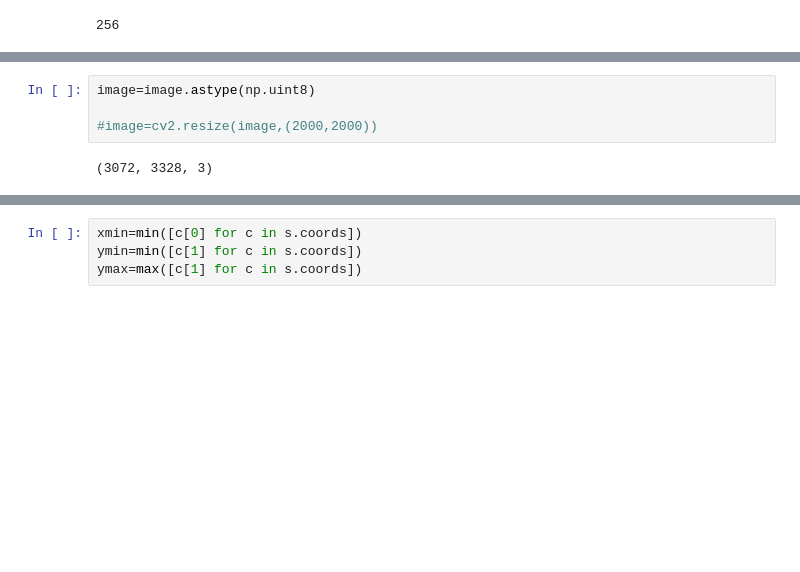
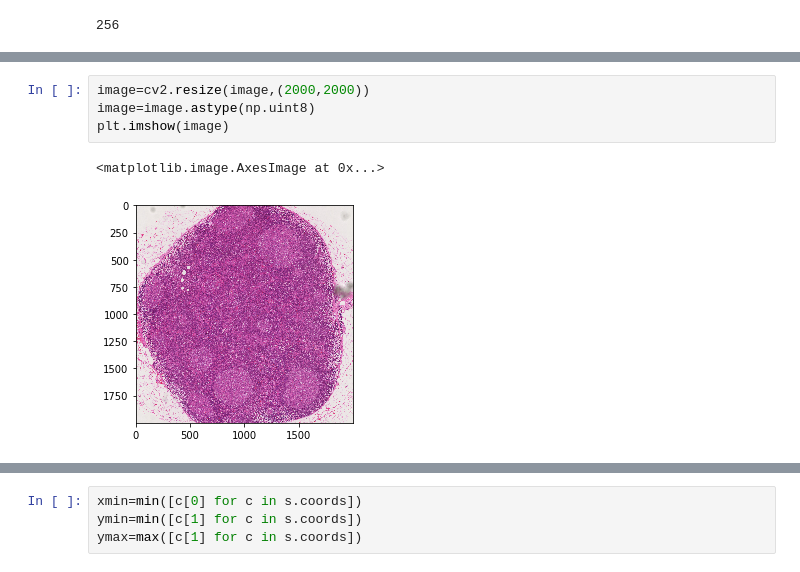
Before and after one commit to gregoryverghese/PySlide, a Jupyter notebook: example.ipynb, the cells around one changed output, grey strips where cells are left out. Cells and saved outputs as stored; diff of their text form; blank space fills up the shorter version.

```diff
--- a/example.ipynb
+++ b/example.ipynb
@@ -92,6 +141,7 @@ AttributeError: 'NoneType' object has no attribute 'shape'
 # %%
+image=cv2.resize(image,(2000,2000))
 image=image.astype(np.uint8)
-
-#image=cv2.resize(image,(2000,2000))
+plt.imshow(image)
 # %% [output]
-(3072, 3328, 3)
+<matplotlib.image.AxesImage at 0x...>
+[figure, added]
```
Also changed, not shown: parts of 23 cells of this notebook, 3 other files.
